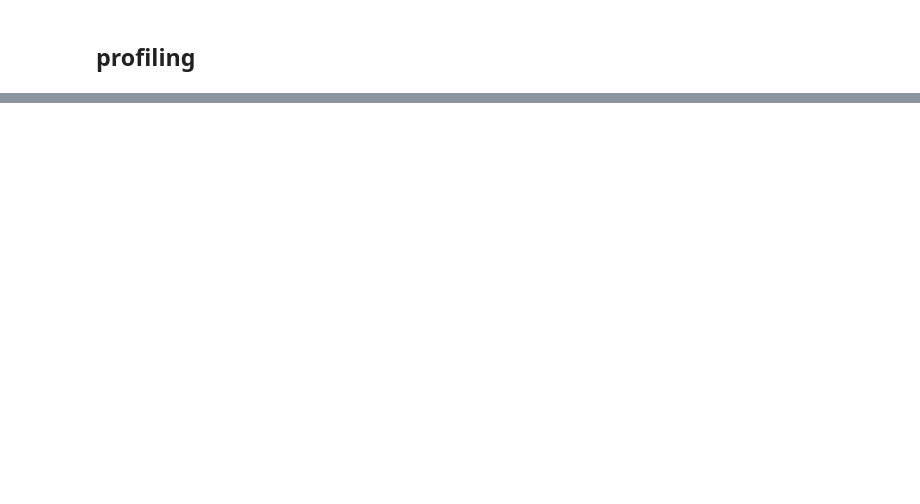
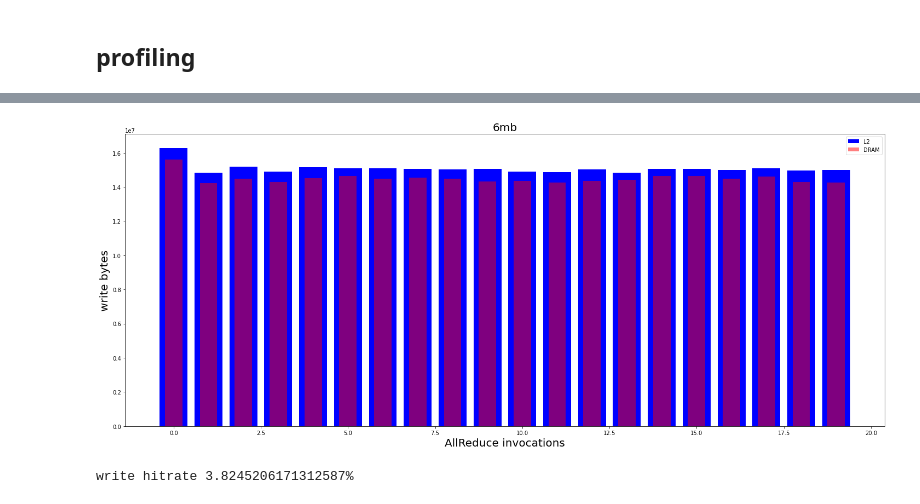
Before and after one commit to Yassawe/cacheThrashingVisualization, a Jupyter notebook: nccl.ipynb, the cells around one changed output, grey strips where cells are left out. Drawn from its saved outputs; the diff is of its cells as text; code cells hidden in the pictures; blank space fills up the shorter version.

```diff
--- a/nccl.ipynb
+++ b/nccl.ipynb
@@ -97,0 +53,8 @@ dramwb.mean()
+# %%
+plot_bar_overlap(l2wb, dramwb, ylabel='write bytes', xlabel='AllReduce invocations', label1='L2', label2='DRAM', width1=0.8, width2=0.5, title=sizes[i])
+# %% [output]
+[figure, added]
+# %%
+print("write hitrate {}%".format((100*(l2wb-dramwb)/l2wb).mean()))
+# %% [output]
+write hitrate 3.8245206171312587%
```
Also changed, not shown: parts of 20 cells of this notebook, 25 other files.
